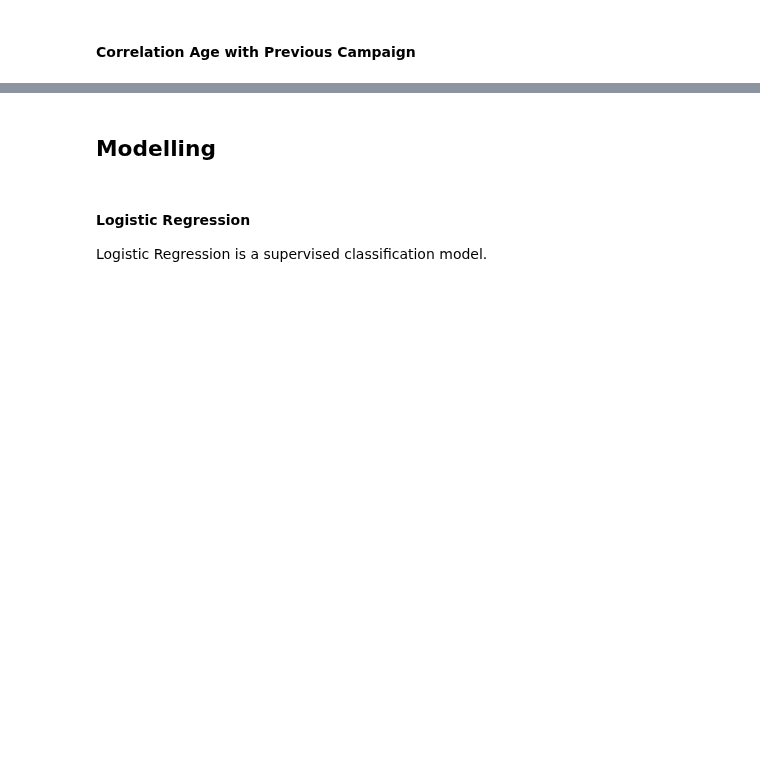
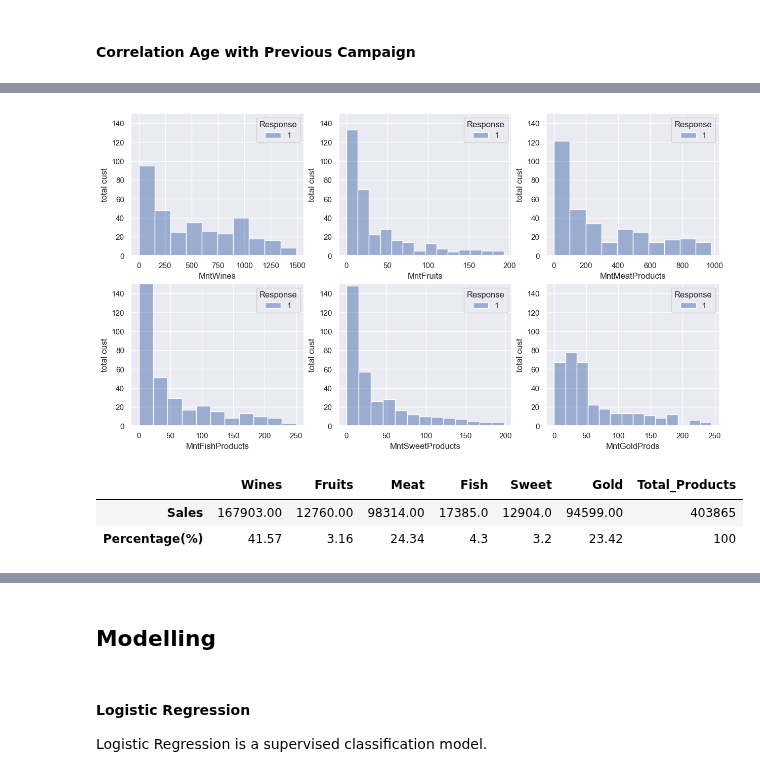
Before and after one commit to clarentcelsia/Analytics, a Jupyter notebook: marketing_campaign.ipynb, the cells around one changed output, grey strips where cells are left out. Drawn from its saved outputs; the diff is of its cells as text; code cells hidden in the pictures; blank space fills up the shorter version.

```diff
--- a/marketing_campaign.ipynb
+++ b/marketing_campaign.ipynb
@@ -1218,0 +1221,43 @@ plt.show()
+# %%
+products = [p for p in df_buyers.columns if 'Mnt' in str(p)]
+# %%
+i = 0
+fig = plt.figure(figsize=(15,8))
+for j in range(len(products)):
+    i += 1
+
+    fig.add_subplot(2, 3, i)
+    ax = sns.histplot(data=df_buyers[df_buyers['Response']==1], x=products[j], hue='Response')
+    ax.set(ylim=(0,150))
+    ax.set_ylabel('total cust')
+plt.show()
+# %% [output]
+[figure, added]
+# %%
+sales = {
+    "Wines":  df_buyers.loc[ (df_buyers['Response']==1) & (df_buyers.MntWines > 0) ].MntWines.sum(),
+    "Fruits":  df_buyers.loc[ (df_buyers['Response']==1) & (df_buyers.MntFruits > 0) ].MntFruits.sum(),
+    "Meat":  df_buyers.loc[ (df_buyers['Response']==1) & (df_buyers.MntMeatProducts > 0) ].MntMeatProducts.sum(),
+    "Fish":  df_buyers.loc[ (df_buyers['Response']==1) & (df_buyers.MntFishProducts > 0) ].MntFishProducts.sum(),
+    "Sweet":  df_buyers.loc[ (df_buyers['Response']==1) & (df_buyers.MntSweetProducts > 0) ].MntSweetProducts.sum(),
+    "Gold":  df_buyers.loc[ (df_buyers['Response']==1) & (df_buyers.MntGoldProds > 0) ].MntMeatProducts.sum()
+}
+
+sales_df = pd.DataFrame(sales, index=['Sales'])
+sales_df['Total_Products'] = sales_df.sum(axis=0).sum()
+
+percentage = {
+    "Wines":  (sales["Wines"]/sales_df.Total_Products.Sales)*100,
+    "Fruits": (sales["Fruits"]/sales_df.Total_Products.Sales)*100,
+    "Meat":  (sales["Meat"]/sales_df.Total_Products.Sales)*100,
+    "Fish":  (sales["Fish"]/sales_df.Total_Products.Sales)*100,
+    "Sweet": (sales["Sweet"]/sales_df.Total_Products.Sales)*100,
+    "Gold":  (sales["Gold"]/sales_df.Total_Products.Sales)*100,
+    "Total_Products" : 100
+}
+sales_df = pd.concat([sales_df, pd.DataFrame(percentage, index=['Percentage(%)']).round(2)] )
+sales_df
+# %% [output]
+|  | Wines | Fruits | Meat | Fish | Sweet | Gold | Total_Products |
+| Sales | 167903.00 | 12760.00 | 98314.00 | 17385.0 | 12904.0 | 94599.00 | 403865 |
+| Percentage(%) | 41.57 | 3.16 | 24.34 | 4.3 | 3.2 | 23.42 | 100 |
```
Also changed, not shown: parts of 11 cells of this notebook.
